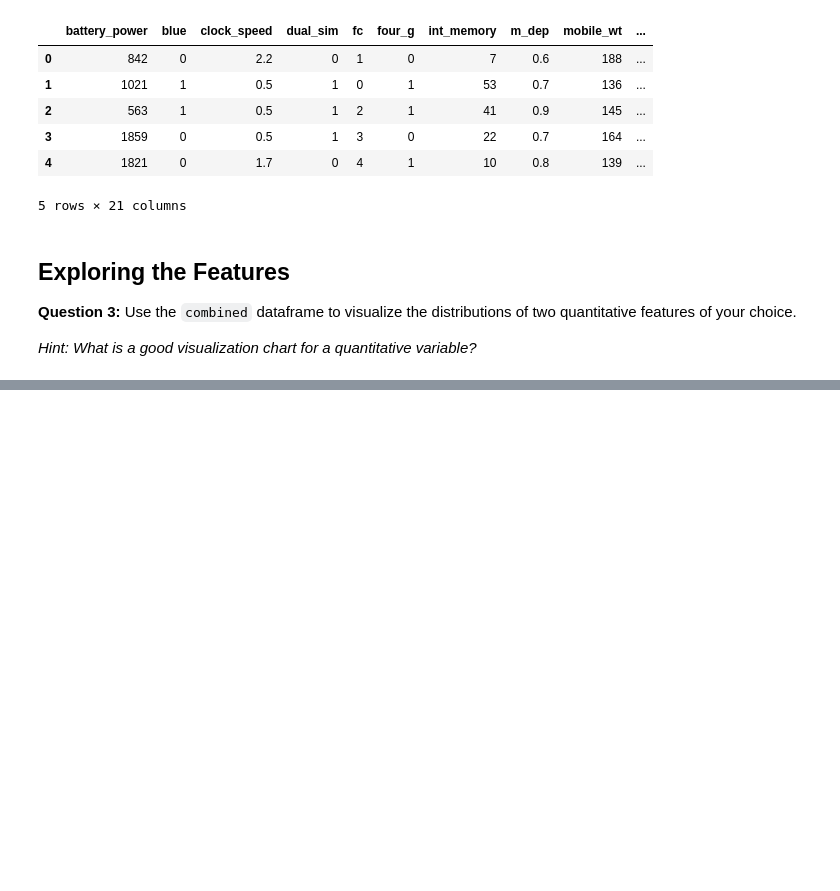
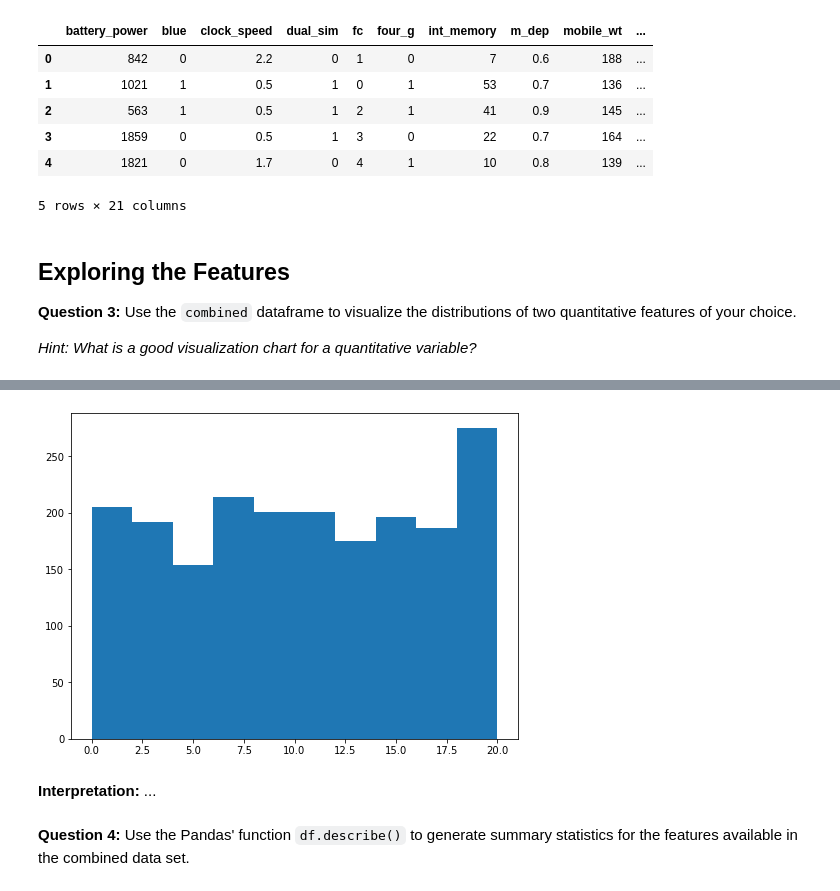
Before and after one commit to DragonKyro/Fall_2022_SAAS_ED_Materials, a Jupyter notebook: Fall_2022_Kaggle/Kaggle_EDA/Kaggle_EDA_blank.ipynb, the cells around one changed output, grey strips where cells are left out. Drawn from its saved outputs; the diff is of its cells as text; code cells hidden in the pictures; blank space fills up the shorter version.

````diff
--- a/Fall_2022_Kaggle/Kaggle_EDA/Kaggle_EDA_blank.ipynb
+++ b/Fall_2022_Kaggle/Kaggle_EDA/Kaggle_EDA_blank.ipynb
@@ -67,0 +79,11 @@ plt.hist(combined['fc'], bins=30);
+# %%
+# Generate visualization #2
+
+plt.figure(figsize=(8, 6))
+plt.hist(combined['pc'], bins=10);
+# %% [output]
+[figure, added]
+# %% [markdown]
+**Interpretation:** ...
+# %% [markdown]
+**Question 4:** Use the Pandas' function ```df.describe()``` to generate summary statistics for the features available in the combined data set.
````
Also changed, not shown: parts of 27 cells of this notebook, 1 other file.
